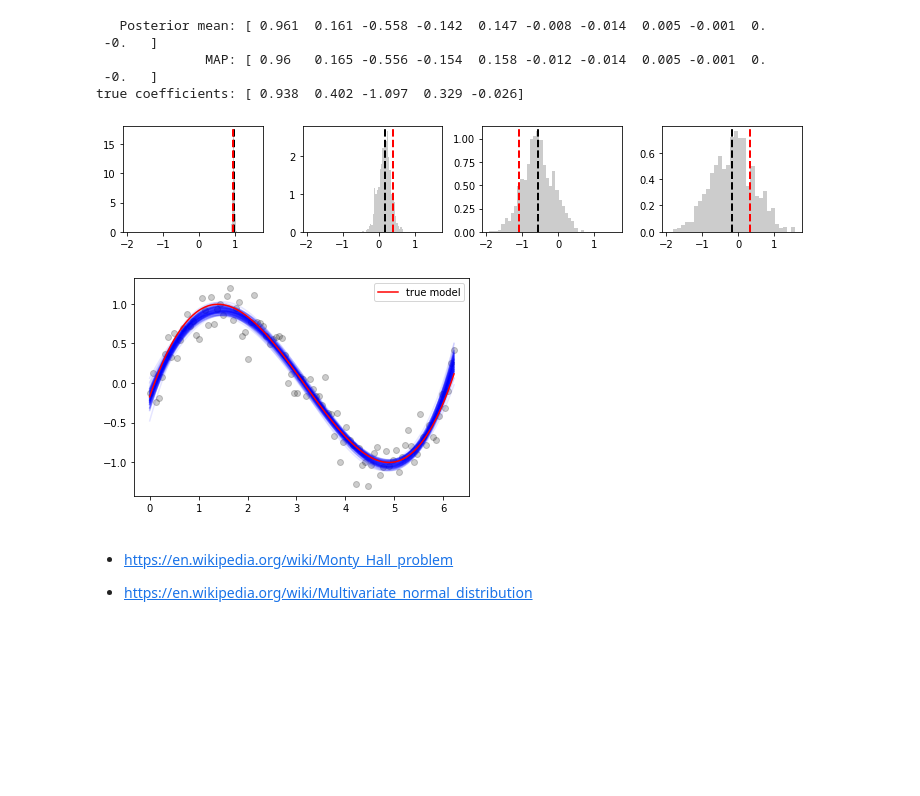
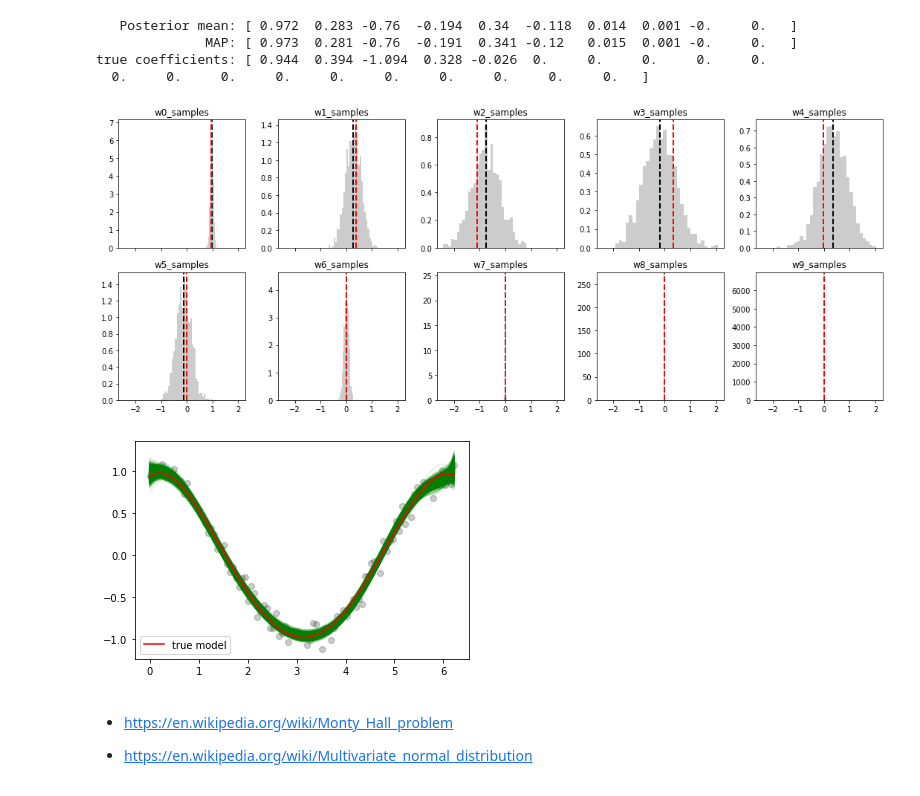
Before and after one commit to ShantanuKodgirwar/bayesreg, a Jupyter notebook: notebooks/SamplingFromPosterior.ipynb, the cells around one changed output. Saved outputs shown, nothing was run; the diff lists cells and outputs as text; code cells hidden in the pictures; blank space fills up the shorter version.

```diff
--- a/notebooks/SamplingFromPosterior.ipynb
+++ b/notebooks/SamplingFromPosterior.ipynb
@@ -55,9 +70,15 @@ sigma = 0.1
 y = y_true + np.random.standard_normal(N) * sigma
 
 # model with potentially wrong degree
-degree = 10
+degree = 9
 X = design_matrix(x, degree)
 
+if degree>=degree_true:
+    N = degree - degree_true
+    theta_true = np.pad(theta_true, (0, degree - degree_true), 'constant')
+
+print(len(theta_true))
+# plot y_true
 fig, ax = plt.subplots()
 ax.plot(x, y_true, color='r')
 ax.scatter(x, y);
@@ -79,32 +119,35 @@ ax.legend();
 # %%
 # Monte Carlo does this differently
 w_samples = np.random.multivariate_normal(mu, Sigma, size=1000)
+fig, ax = plt.subplots(2, 5, figsize=(15, 6), sharex='all')
+ax = list(ax.flat)
 
-fig, ax = plt.subplots(1, 4, figsize=(10, 2), sharex='all')
-for i, (a, w) in enumerate(zip(ax, w_samples.T)):
-    a.hist(w, bins=30, density=True, alpha=0.2, color='k')
-    a.axvline(mu[i], color='k', ls='--', lw=2)
-    a.axvline(theta_true[i], color='r', ls='--', lw=2)
+#for i, (a, w) in enumerate(zip(ax, w_samples.T)):
+for i, w in enumerate(w_samples.T):
+    ax[i].hist(w, bins=30, density=True, alpha=0.2, color='k')
+    ax[i].set_title(r'w%i_samples'%i)
+    ax[i].axvline(mu[i], color='k', ls='--', lw=2)
+    ax[i].axvline(theta_true[i], color='r', ls='--', lw=2)
+
 fig.tight_layout()
 print('   Posterior mean:', np.round(w_samples.mean(0), 3))
 print('              MAP:', np.round(mu, 3))
 print('true coefficients:', np.round(theta_true, 3))
 # %% [output]
-   Posterior mean: [ 0.961  0.161 -0.558 -0.142  0.147 -0.008 -0.014  0.005 -0.001  0.
- -0.   ]
-              MAP: [ 0.96   0.165 -0.556 -0.154  0.158 -0.012 -0.014  0.005 -0.001  0.
- -0.   ]
-true coefficients: [ 0.938  0.402 -1.097  0.329 -0.026]
+   Posterior mean: [ 0.972  0.283 -0.76  -0.194  0.34  -0.118  0.014  0.001 -0.     0.   ]
+              MAP: [ 0.973  0.281 -0.76  -0.191  0.341 -0.12   0.015  0.001 -0.     0.   ]
+true coefficients: [ 0.944  0.394 -1.094  0.328 -0.026  0.     0.     0.     0.     0.
+  0.     0.     0.     0.     0.     0.     0.     0.     0.     0.   ]
-[figure, old version]
+[figure, new version]
 # %%
 fig, ax = plt.subplots()
 for w in w_samples:
-    ax.plot(x, X@w, color='b', alpha=0.1)
+    ax.plot(x, X@w, color='g', alpha=0.1)
 ax.plot(x, y_true, color='r', label='true model')
 ax.scatter(x, y, color='k', alpha=0.2)
 ax.legend();
 # %% [output]
-[figure, old version]
+[figure, new version]
 # %% [markdown]
 * https://en.wikipedia.org/wiki/Monty_Hall_problem
 
```
Also changed, not shown: parts of 12 cells of this notebook, 1 other file.
